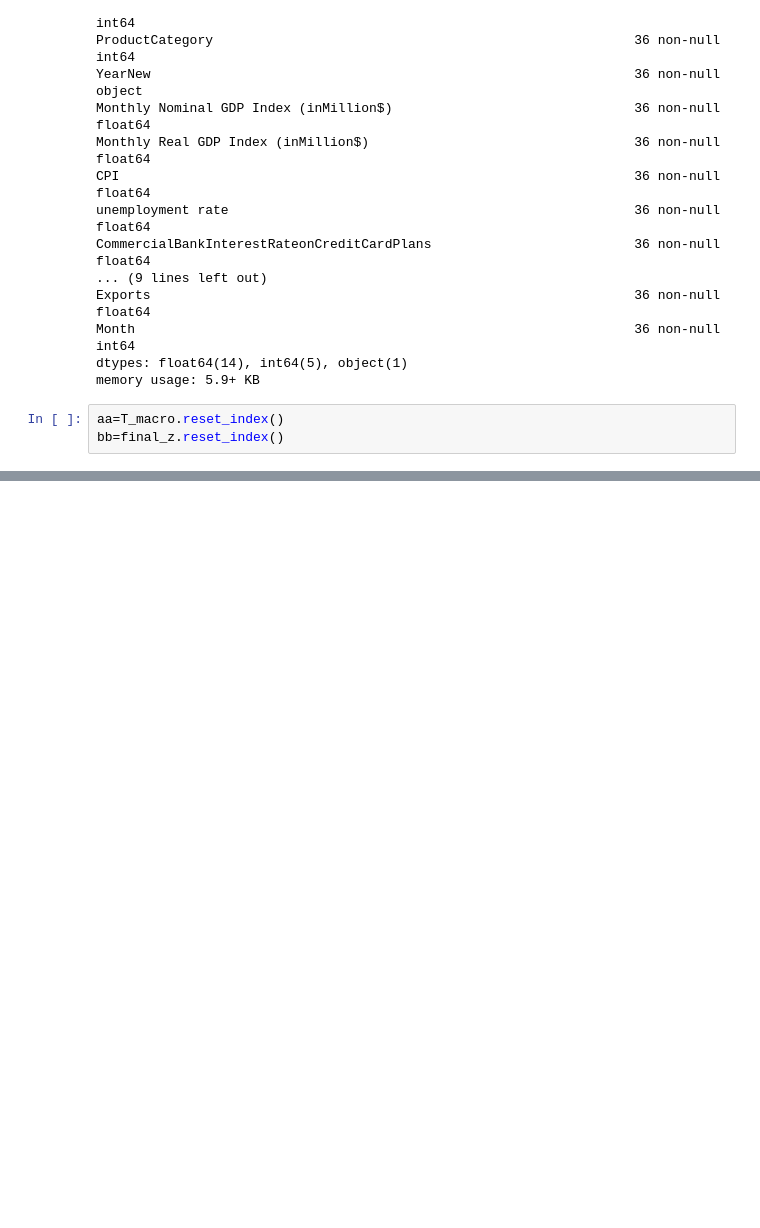
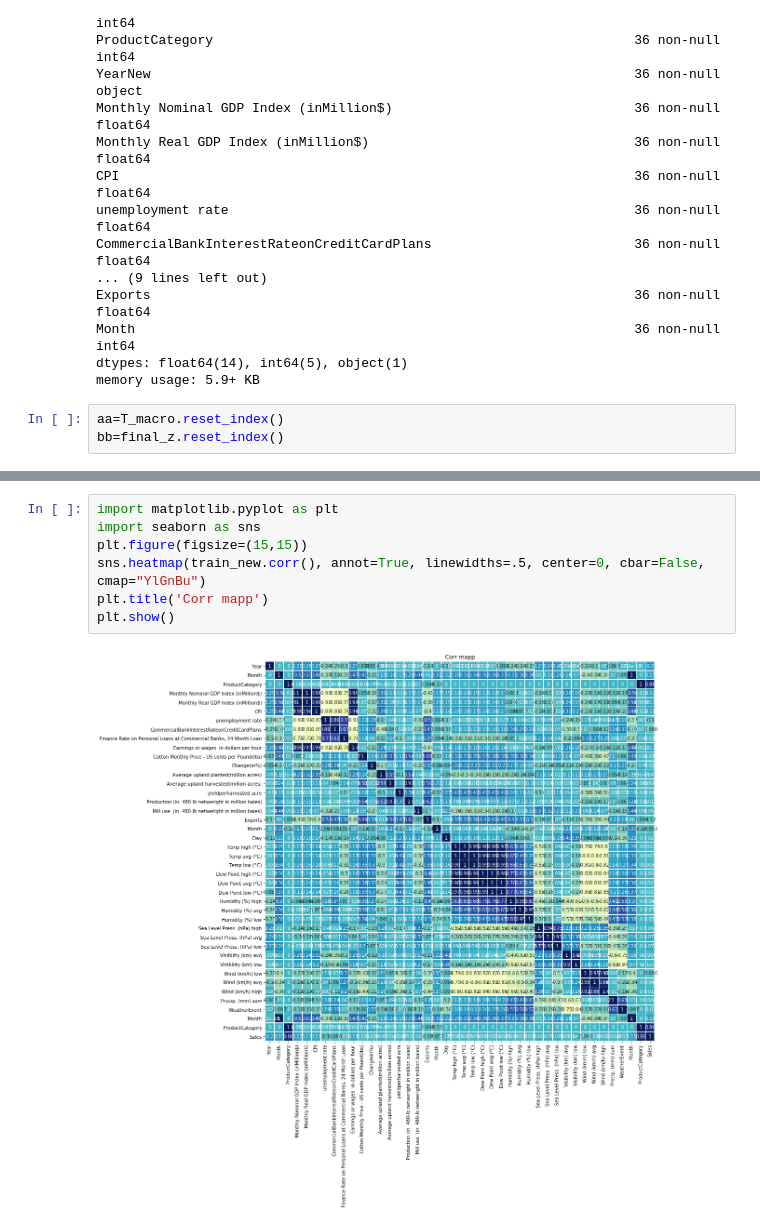
Before and after one commit to susmithareddy13/Analysis-Building-various-models-using-ML-NLP, a Jupyter notebook: walmart_code.ipynb, the cells around one changed output, grey strips where cells are left out. Cells and saved outputs as stored; diff of their text form; blank space fills up the shorter version.

```diff
--- a/walmart_code.ipynb
+++ b/walmart_code.ipynb
@@ -977,0 +1090,9 @@ final_z.info()
+# %%
+import matplotlib.pyplot as plt
+import seaborn as sns
+plt.figure(figsize=(15,15))
+sns.heatmap(train_new.corr(), annot=True, linewidths=.5, center=0, cbar=False, cmap="YlGnBu")
+plt.title('Corr mapp')
+plt.show()
+# %% [output]
+[figure, added]
```
Also changed, not shown: parts of 20 cells of this notebook.
